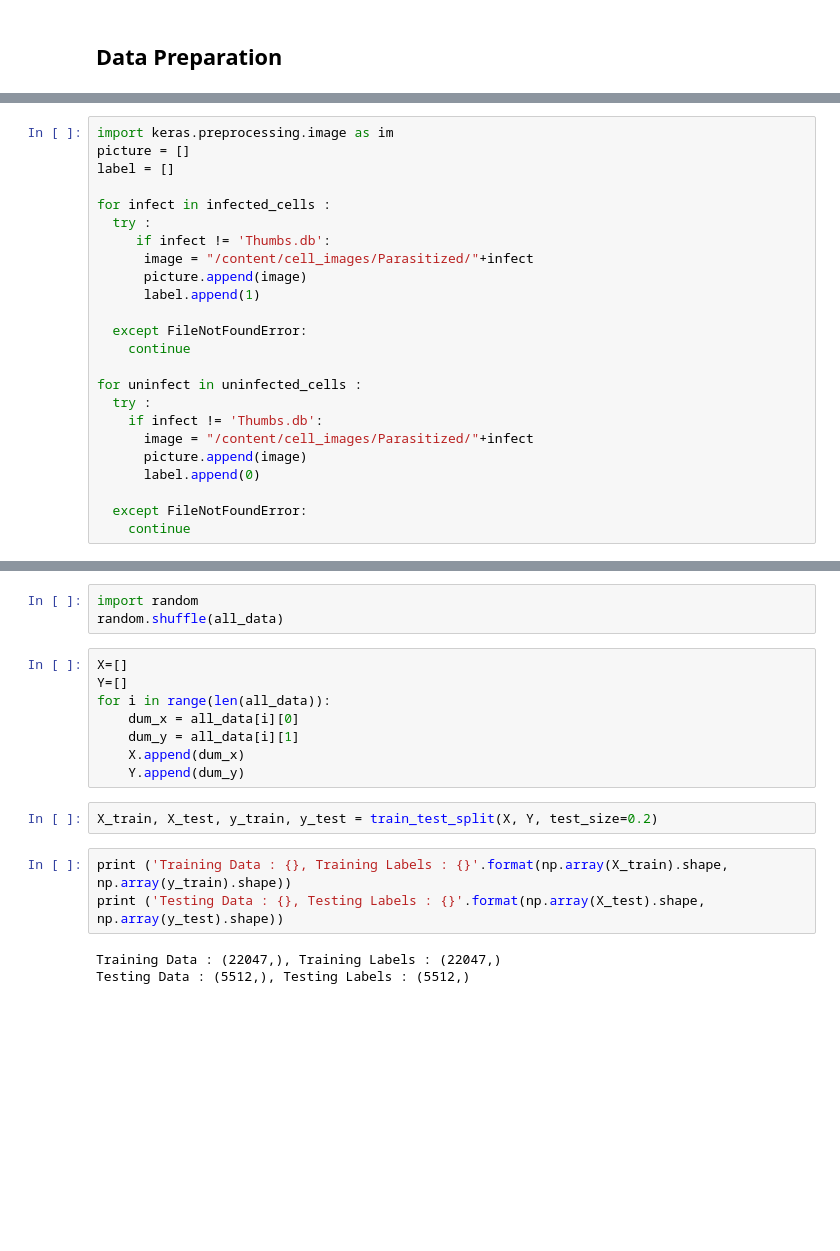
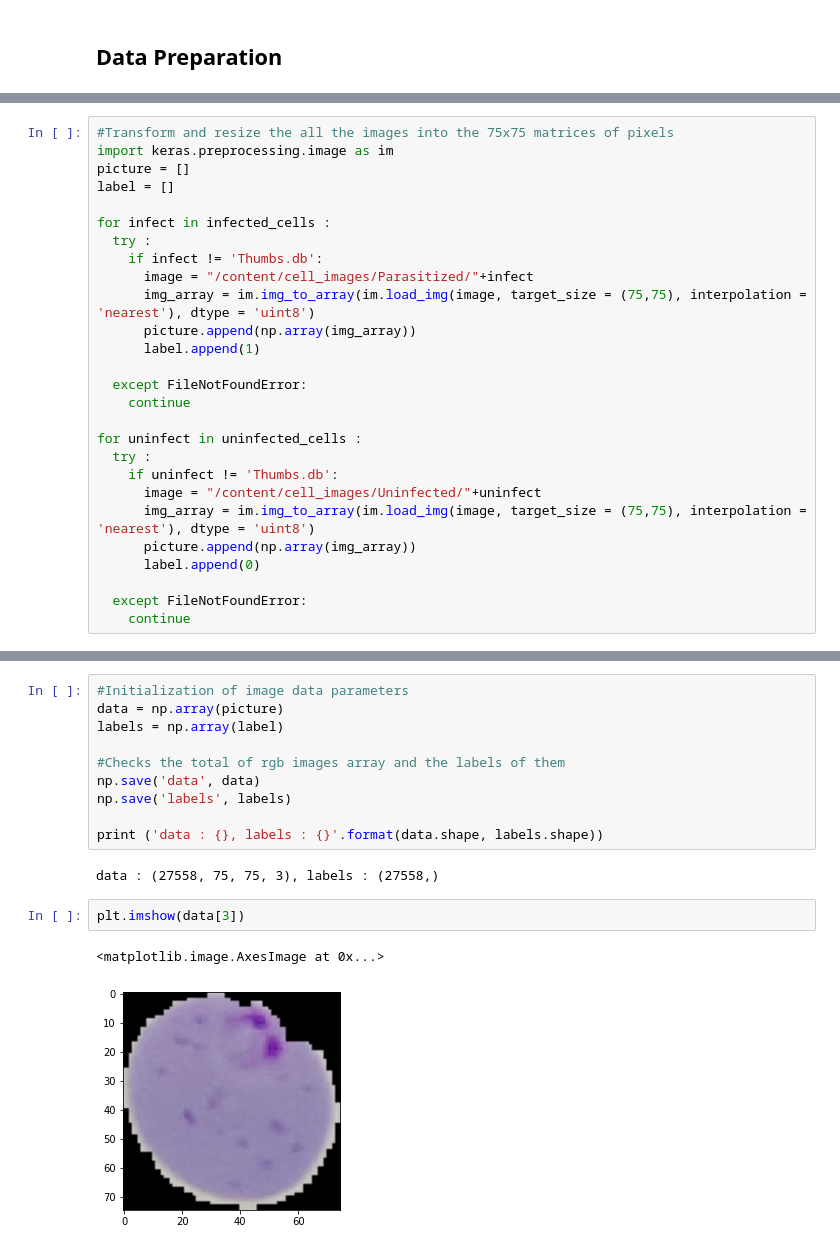
Before and after one commit to syifanurul/Malaria-Cells-Image-Recognition, a Jupyter notebook: Malaria_Cell_Image.ipynb, the cells around one changed output, grey strips where cells are left out. Saved outputs shown, nothing was run; the diff lists cells and outputs as text; blank space fills up the shorter version.

```diff
--- a/Malaria_Cell_Image.ipynb
+++ b/Malaria_Cell_Image.ipynb
@@ -73,15 +77,17 @@ images.close()
 infected_cells = os.listdir("/content/cell_images/Parasitized")
 uninfected_cells = os.listdir("/content/cell_images/Uninfected")
 # %%
+#Transform and resize the all the images into the 75x75 matrices of pixels
 import keras.preprocessing.image as im
 picture = []
 label = []
 
 for infect in infected_cells :
   try :
-     if infect != 'Thumbs.db':
+    if infect != 'Thumbs.db':
       image = "/content/cell_images/Parasitized/"+infect
-      picture.append(image)
+      img_array = im.img_to_array(im.load_img(image, target_size = (75,75), interpolation = 'nearest'), dtype = 'uint8')
+      picture.append(np.array(img_array))
       label.append(1)
 
   except FileNotFoundError:
@@ -89,9 +95,10 @@ for infect in infected_cells :
 
 for uninfect in uninfected_cells :
   try :
-    if infect != 'Thumbs.db':
-      image = "/content/cell_images/Parasitized/"+infect
-      picture.append(image)
+    if uninfect != 'Thumbs.db':
+      image = "/content/cell_images/Uninfected/"+uninfect
+      img_array = im.img_to_array(im.load_img(image, target_size = (75,75), interpolation = 'nearest'), dtype = 'uint8')
+      picture.append(np.array(img_array))
       label.append(0)
 
   except FileNotFoundError:
@@ -101,19 +108,17 @@ all_data = list(zip(picture, label))
-# %%
-import random
-random.shuffle(all_data)
-# %%
-X=[]
-Y=[]
-for i in range(len(all_data)):
-    dum_x = all_data[i][0]
-    dum_y = all_data[i][1]
-    X.append(dum_x)
-    Y.append(dum_y)
-# %%
-X_train, X_test, y_train, y_test = train_test_split(X, Y, test_size=0.2)
-# %%
-print ('Training Data : {}, Training Labels : {}'.format(np.array(X_train).shape, np.array(y_train).shape))
-print ('Testing Data : {}, Testing Labels : {}'.format(np.array(X_test).shape, np.array(y_test).shape))
-# %% [output]
-Training Data : (22047,), Training Labels : (22047,)
-Testing Data : (5512,), Testing Labels : (5512,)
+# %%
+#Initialization of image data parameters
+data = np.array(picture)
+labels = np.array(label)
+
+#Checks the total of rgb images array and the labels of them
+np.save('data', data)
+np.save('labels', labels)
+
+print ('data : {}, labels : {}'.format(data.shape, labels.shape))
+# %% [output]
+data : (27558, 75, 75, 3), labels : (27558,)
+# %%
+plt.imshow(data[3])
+# %% [output]
+<matplotlib.image.AxesImage at 0x...>
+[figure, added]
```
Also changed, not shown: parts of 17 cells of this notebook.
